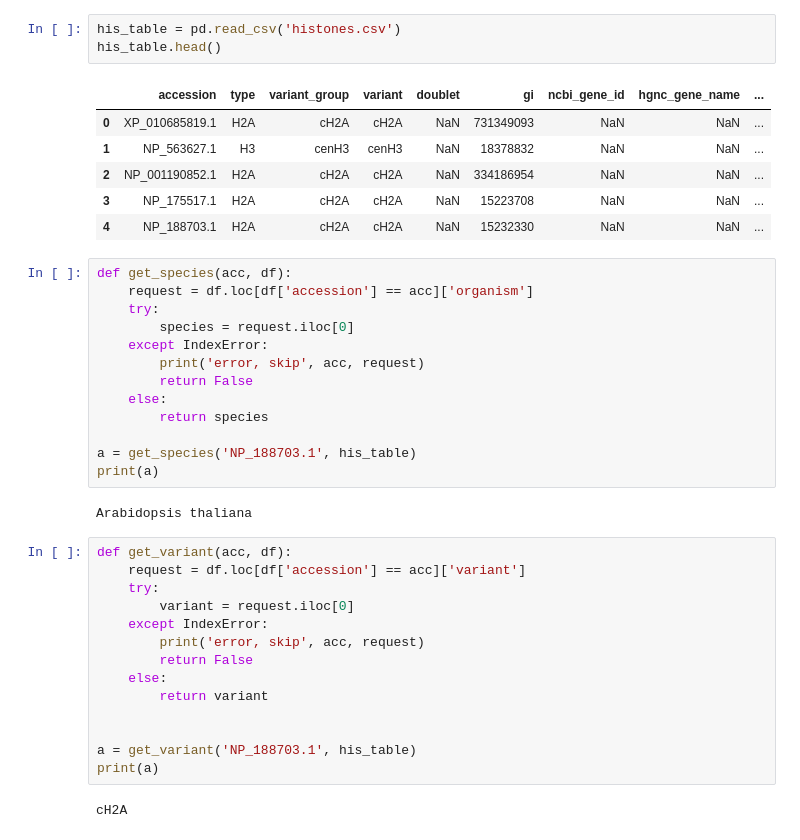
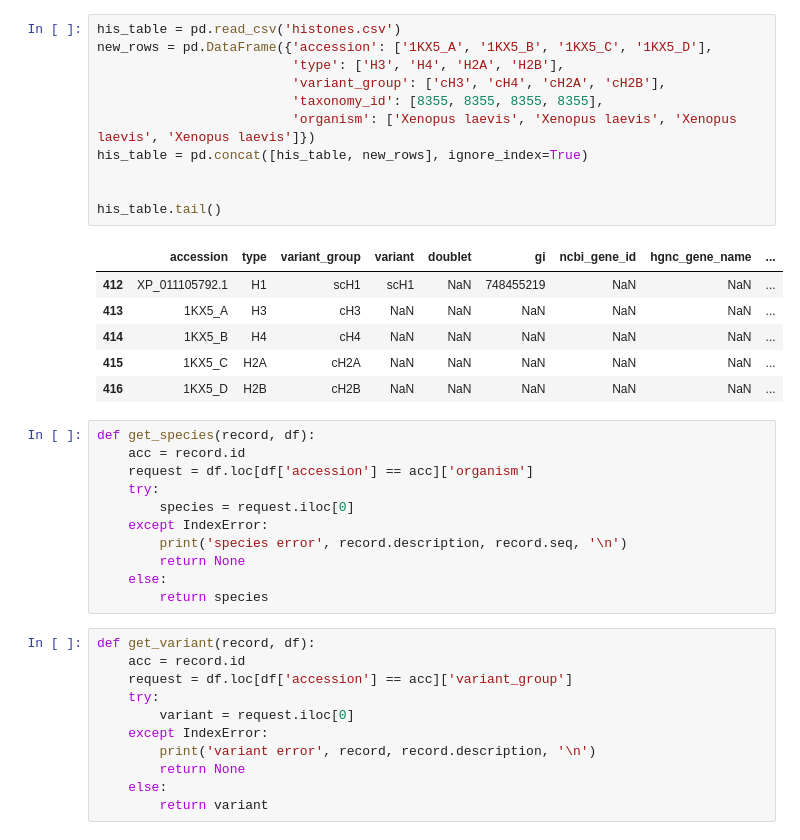
Before and after one commit to d-ryabov-biomsu/bio_practice, a Jupyter notebook: find_coev/find_coev.ipynb, the cells around one changed output. Saved outputs shown, nothing was run; the diff lists cells and outputs as text.

```diff
--- a/find_coev/find_coev.ipynb
+++ b/find_coev/find_coev.ipynb
@@ -230,47 +231,46 @@ class AVLTree(object):
         if node.right_child:
             yield from self._traverse_inorder(node.right_child)
         yield node
-# %%
-his_table = pd.read_csv('histones.csv')
-his_table.head()
-# %% [output]
-|  | accession | type | variant_group | variant | doublet | gi | ncbi_gene_id | hgnc_gene_name | ... |
-| 0 | XP_010685819.1 | H2A | cH2A | cH2A | NaN | 731349093 | NaN | NaN | ... |
-| 1 | NP_563627.1 | H3 | cenH3 | cenH3 | NaN | 18378832 | NaN | NaN | ... |
-| 2 | NP_001190852.1 | H2A | cH2A | cH2A | NaN | 334186954 | NaN | NaN | ... |
-| 3 | NP_175517.1 | H2A | cH2A | cH2A | NaN | 15223708 | NaN | NaN | ... |
-| 4 | NP_188703.1 | H2A | cH2A | cH2A | NaN | 15232330 | NaN | NaN | ... |
+# %%
+his_table = pd.read_csv('histones.csv')
+new_rows = pd.DataFrame({'accession': ['1KX5_A', '1KX5_B', '1KX5_C', '1KX5_D'],
+                         'type': ['H3', 'H4', 'H2A', 'H2B'],
+                         'variant_group': ['cH3', 'cH4', 'cH2A', 'cH2B'],
+                         'taxonomy_id': [8355, 8355, 8355, 8355],
+                         'organism': ['Xenopus laevis', 'Xenopus laevis', 'Xenopus laevis', 'Xenopus laevis']})
+his_table = pd.concat([his_table, new_rows], ignore_index=True)
+
+
+his_table.tail()
+# %% [output]
+|  | accession | type | variant_group | variant | doublet | gi | ncbi_gene_id | hgnc_gene_name | ... |
+| 412 | XP_011105792.1 | H1 | scH1 | scH1 | NaN | 748455219 | NaN | NaN | ... |
+| 413 | 1KX5_A | H3 | cH3 | NaN | NaN | NaN | NaN | NaN | ... |
+| 414 | 1KX5_B | H4 | cH4 | NaN | NaN | NaN | NaN | NaN | ... |
+| 415 | 1KX5_C | H2A | cH2A | NaN | NaN | NaN | NaN | NaN | ... |
+| 416 | 1KX5_D | H2B | cH2B | NaN | NaN | NaN | NaN | NaN | ... |
 # %%
-def get_species(acc, df):
+def get_species(record, df):
+    acc = record.id
     request = df.loc[df['accession'] == acc]['organism']
     try:
         species = request.iloc[0]
     except IndexError:
-        print('error, skip', acc, request)
-        return False
+        print('species error', record.description, record.seq, '\n')
+        return None
     else:
         return species
-
-a = get_species('NP_188703.1', his_table)
-print(a)
-# %% [output]
-Arabidopsis thaliana
 # %%
-def get_variant(acc, df):
-    request = df.loc[df['accession'] == acc]['variant']
+def get_variant(record, df):
+    acc = record.id
+    request = df.loc[df['accession'] == acc]['variant_group']
     try:
         variant = request.iloc[0]
     except IndexError:
-        print('error, skip', acc, request)
-        return False
+        print('variant error', record, record.description, '\n')
+        return None
     else:
         return variant
-
-
-a = get_variant('NP_188703.1', his_table)
-print(a)
-# %% [output]
-cH2A
 # %%
 # open files aligned by its type
 
```
Also changed, not shown: parts of 14 cells of this notebook.
